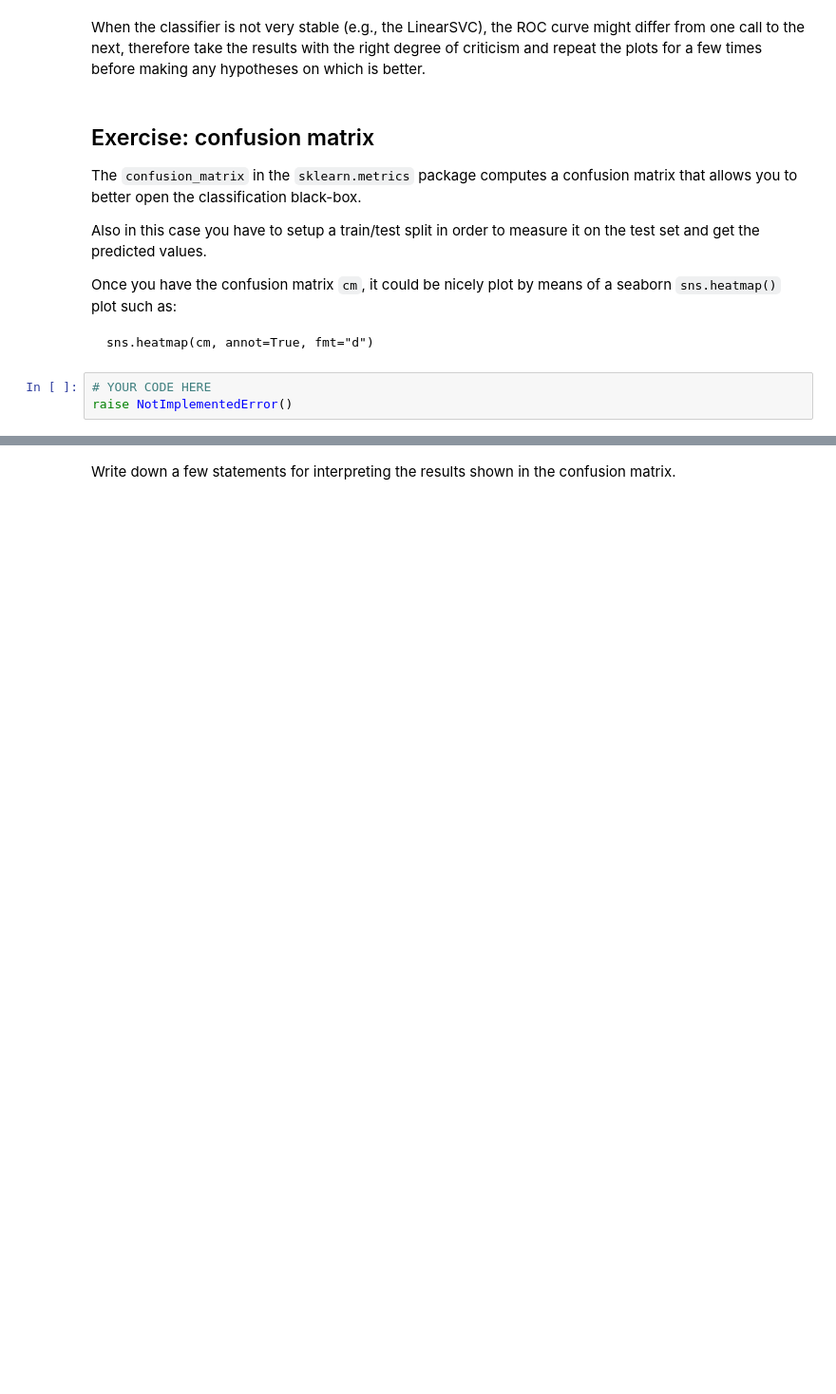
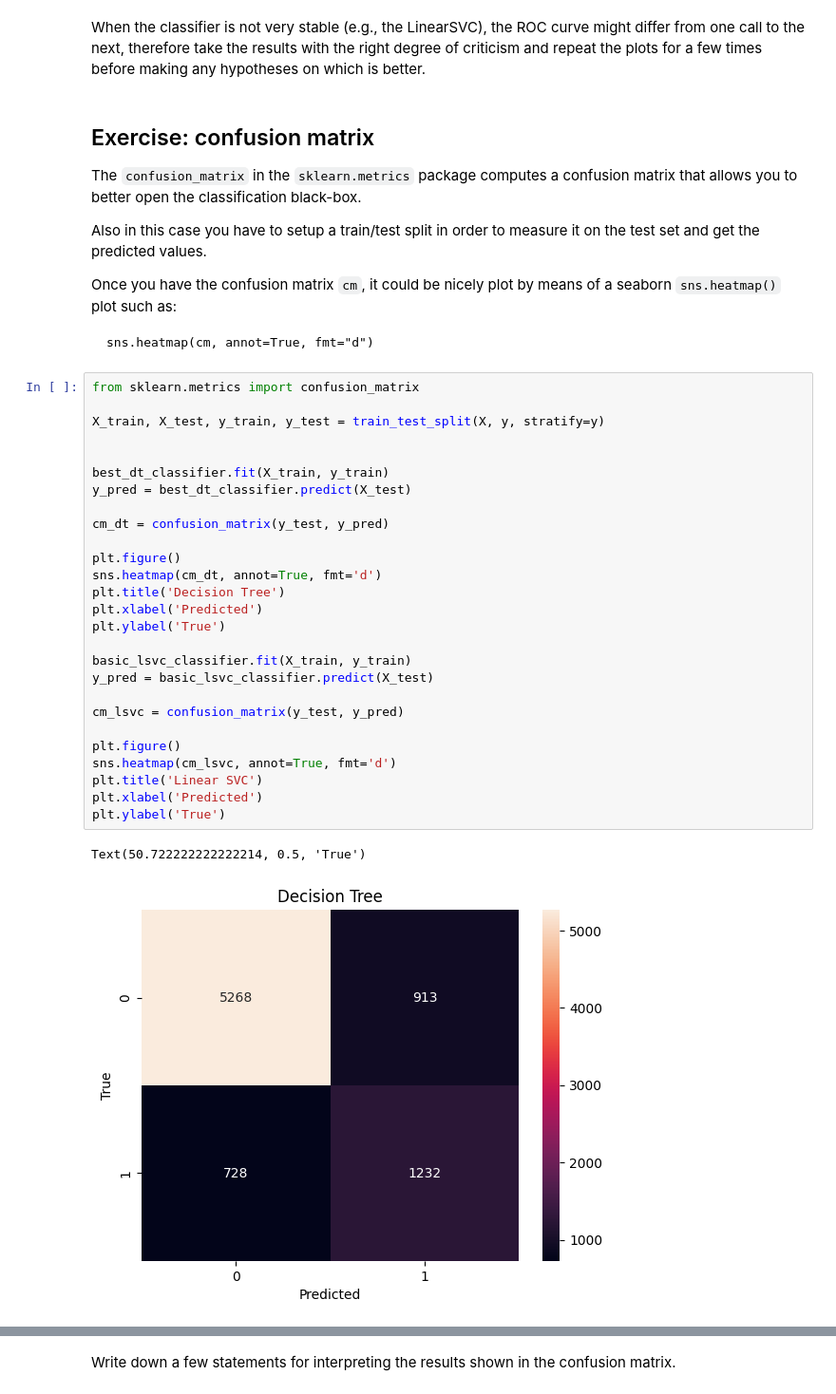
Before and after one commit to persello/daml-notebooks, a Jupyter notebook: 12/classification.ipynb, the cells around one changed output, grey strips where cells are left out. Shown at 95% size. Drawn from its saved outputs; the diff is of its cells as text; blank space fills up the shorter version.

````diff
--- a/12/classification.ipynb
+++ b/12/classification.ipynb
@@ -877,6 +877,33 @@ Once you have the confusion matrix `cm`, it could be nicely plot by means of a s
 ```
 sns.heatmap(cm, annot=True, fmt="d")
 ```
-# %%
-# YOUR CODE HERE
-raise NotImplementedError()
+# %%
+from sklearn.metrics import confusion_matrix
+
+X_train, X_test, y_train, y_test = train_test_split(X, y, stratify=y)
+
+
+best_dt_classifier.fit(X_train, y_train)
+y_pred = best_dt_classifier.predict(X_test)
+
+cm_dt = confusion_matrix(y_test, y_pred)
+
+plt.figure()
+sns.heatmap(cm_dt, annot=True, fmt='d')
+plt.title('Decision Tree')
+plt.xlabel('Predicted')
+plt.ylabel('True')
+
+basic_lsvc_classifier.fit(X_train, y_train)
+y_pred = basic_lsvc_classifier.predict(X_test)
+
+cm_lsvc = confusion_matrix(y_test, y_pred)
+
+plt.figure()
+sns.heatmap(cm_lsvc, annot=True, fmt='d')
+plt.title('Linear SVC')
+plt.xlabel('Predicted')
+plt.ylabel('True')
+# %% [output]
+Text(50.722222222222214, 0.5, 'True')
+[figure, added]
````
Also changed, not shown: parts of 15 cells of this notebook.
